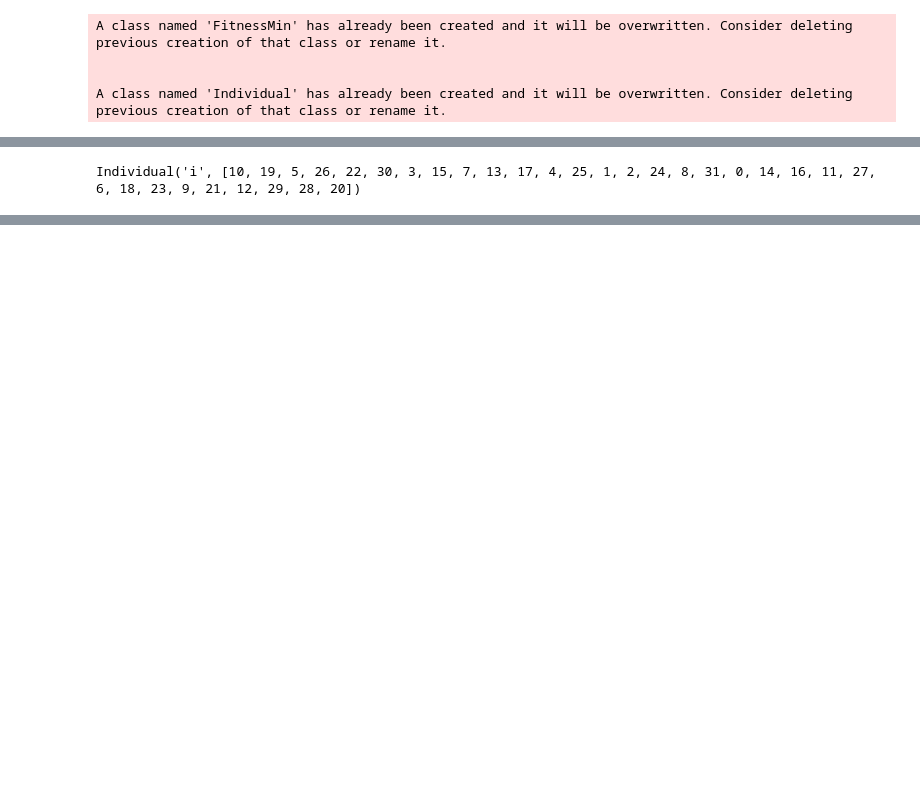
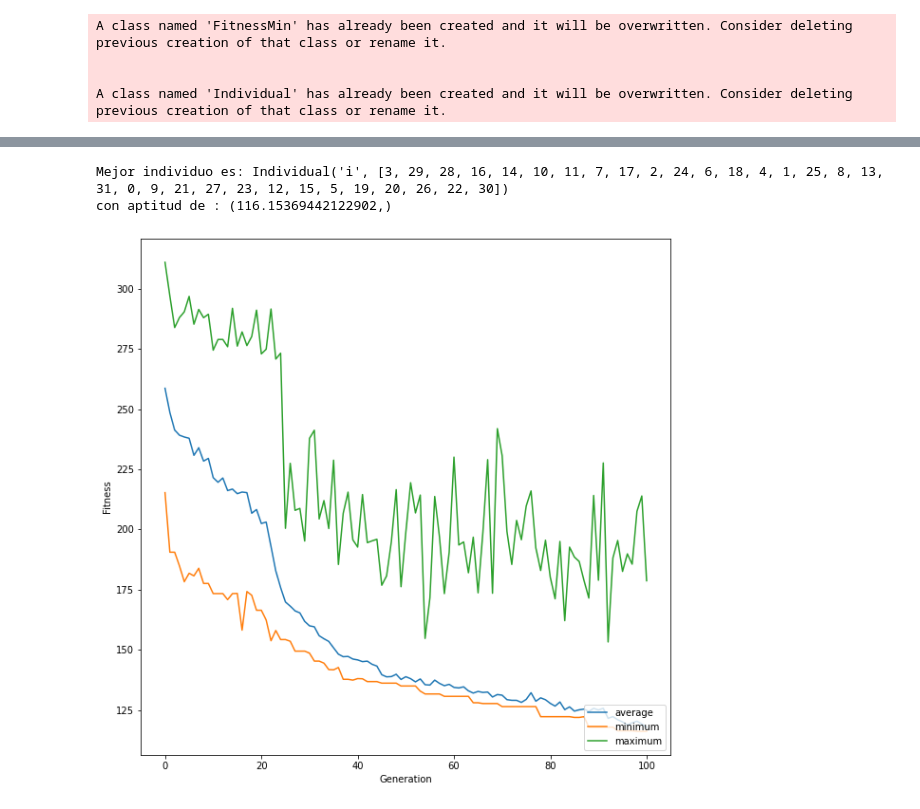
Before and after one commit to hersan19/ENC_2021, a Jupyter notebook: Ejemplo_GA.ipynb, the cells around one changed output, grey strips where cells are left out. Saved outputs shown, nothing was run; the diff lists cells and outputs as text; code cells hidden in the pictures; blank space fills up the shorter version.

```diff
--- a/Ejemplo_GA.ipynb
+++ b/Ejemplo_GA.ipynb
@@ -72,8 +69,7 @@ toolbox.register("evaluate", evalTSP)
 def main():
     #random.seed(0)
 
-    pop = toolbox.population(n=300)
-    #print(pop[0])
+    pop = toolbox.population(n=100)
     hof = tools.HallOfFame(1)
     stats = tools.Statistics(lambda ind: ind.fitness.values)
     stats.register("avg", numpy.mean)
@@ -81,16 +77,16 @@ def main():
     stats.register("min", numpy.min)
     stats.register("max", numpy.max)
 
-    algorithms.eaSimple(pop, toolbox, 0.7, 0.2, 1000, stats=stats,
-                        halloffame=hof)
+    pop,log=algorithms.eaSimple(pop, toolbox, 0.8, 0.1, 100, stats=stats,
+                        halloffame=hof,verbose=True)
 
-    return pop, stats,hof
+    return pop, log,hof
 # %% [output]
 A class named 'FitnessMin' has already been created and it will be overwritten. Consider deleting previous creation of that class or rename it.
 
 
 A class named 'Individual' has already been created and it will be overwritten. Consider deleting previous creation of that class or rename it.
 # %%
-pop,estadisiticas,mejor=main()
+pop,estadisticas,mejor=main()
 # %% [output]
 gen     nevals  avg     std     min     max
@@ -119,7 +109,3 @@ df_ciudades
-# %%
-mejor[0]
-# %% [output]
-Individual('i', [10, 19, 5, 26, 22, 30, 3, 15, 7, 13, 17, 4, 25, 1, 2, 24, 8, 31, 0, 14, 16, 11, 27, 6, 18, 23, 9, 21, 12, 29, 28, 20])
 # %%
 recorrido=[]
 for i in range(32):
@@ -169,3 +153,22 @@ fig.update_layout(title_text="Mejor recorrido",showlegend=False,
 fig.show()
 # %% [output]
 [interactive output not drawn]
+# %%
+print("Mejor individuo es: %s\ncon aptitud de : %s" % (mejor[0], mejor[0].fitness))
+
+import matplotlib.pyplot as plt
+gen, avg, min_, max_ = estadisticas.select("gen", "avg", "min", "max")
+plt.plot(gen, avg, label="average")
+plt.plot(gen, min_, label="minimum")
+plt.plot(gen, max_, label="maximum")
+plt.xlabel("Generation")
+plt.ylabel("Fitness")
+plt.legend(loc="lower right")
+
+
+plt.rcParams["figure.figsize"] = (10,10)
+plt.show()
+# %% [output]
+Mejor individuo es: Individual('i', [3, 29, 28, 16, 14, 10, 11, 7, 17, 2, 24, 6, 18, 4, 1, 25, 8, 13, 31, 0, 9, 21, 27, 23, 12, 15, 5, 19, 20, 26, 22, 30])
+con aptitud de : (116.15369442122902,)
+[figure, added]
```
Also changed, not shown: parts of 5 cells of this notebook.
